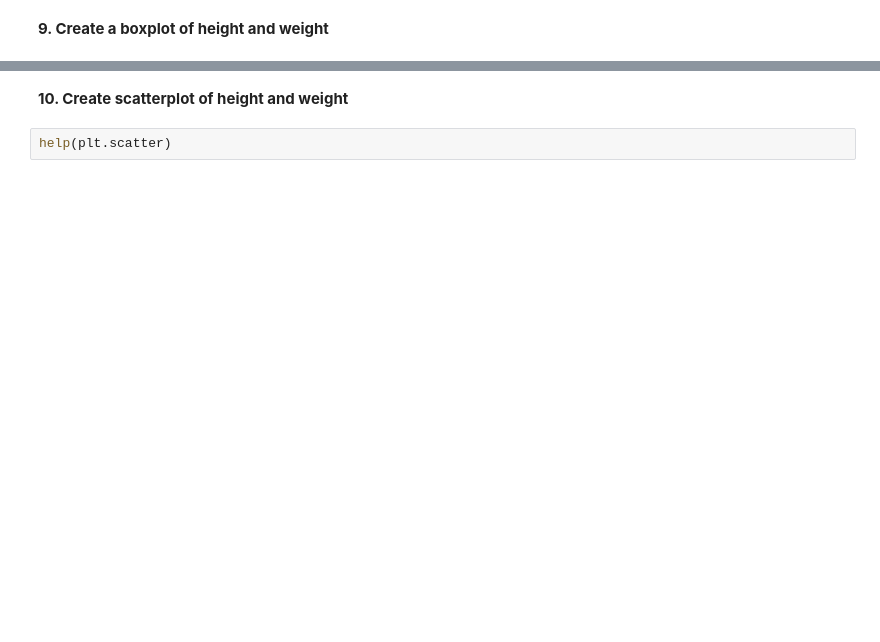
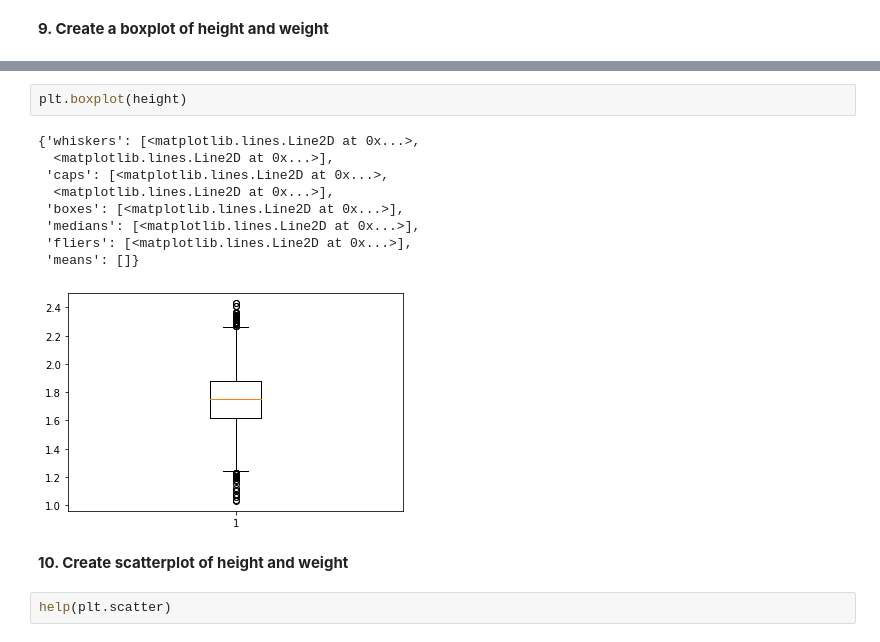
Before and after one commit to MichaelHuttley/iod, a Jupyter notebook: Labs/Module 1/Lab 1.2.1 Numpy Lab.ipynb, the cells around one changed output, grey strips where cells are left out. Drawn from its saved outputs; the diff is of its cells as text; blank space fills up the shorter version.

```diff
--- a/Labs/Module 1/Lab 1.2.1 Numpy Lab.ipynb
+++ b/Labs/Module 1/Lab 1.2.1 Numpy Lab.ipynb
@@ -177,3 +306,15 @@ boxplot(x, notch=None, sym=None, vert=None, whis=None, positions=None, widths=No
+# %%
+plt.boxplot(height)
+# %% [output]
+{'whiskers': [<matplotlib.lines.Line2D at 0x...>,
+  <matplotlib.lines.Line2D at 0x...>],
+ 'caps': [<matplotlib.lines.Line2D at 0x...>,
+  <matplotlib.lines.Line2D at 0x...>],
+ 'boxes': [<matplotlib.lines.Line2D at 0x...>],
+ 'medians': [<matplotlib.lines.Line2D at 0x...>],
+ 'fliers': [<matplotlib.lines.Line2D at 0x...>],
+ 'means': []}
+[figure, added]
 # %% [markdown]
 **10. Create scatterplot of height and weight**
 # %%
```
Also changed, not shown: parts of 35 cells of this notebook, 3 other files.
